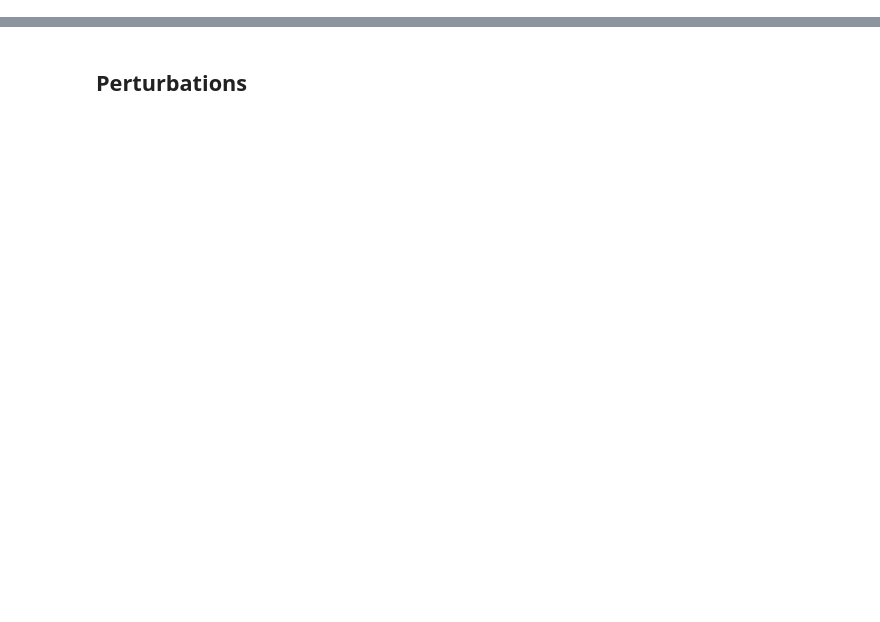
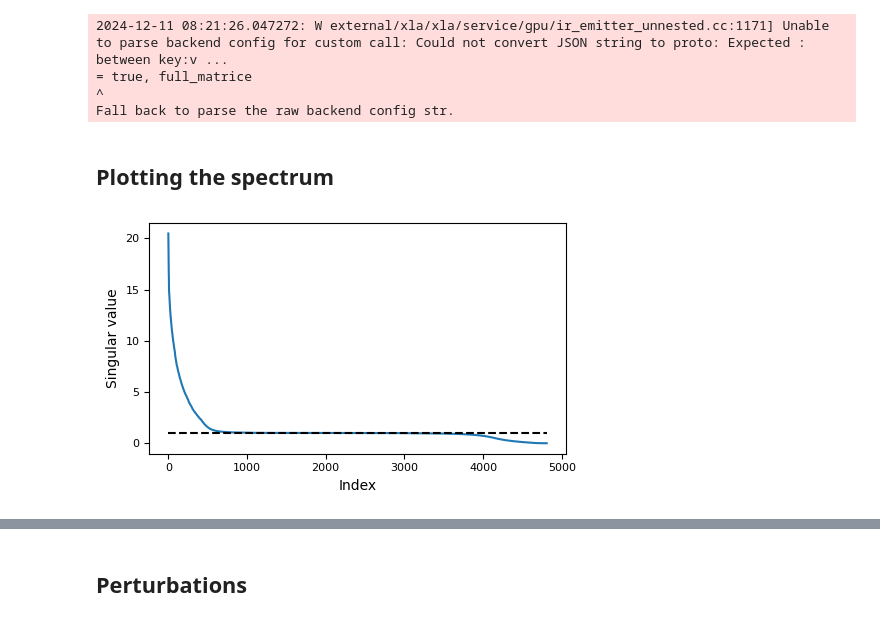
Before and after one commit to EleutherAI/training-jacobian, a Jupyter notebook: experiments.ipynb, the cells around one changed output, grey strips where cells are left out. Drawn from its saved outputs; the diff is of its cells as text; code cells hidden in the pictures; blank space fills up the shorter version.

```diff
--- a/experiments.ipynb
+++ b/experiments.ipynb
@@ -118,7 +118,7 @@ X = X / 16.0  # Normalize
 X_train, X_test, Y_train, Y_test = train_test_split(X, Y, test_size=197, random_state=0)
 spectra = []
 
-d_inner = X.shape[1] // 2
+d_inner = X.shape[1]# // 2
 
 model = MLP(hidden_sizes=(d_inner,), out_features=10)
 
@@ -135,3 +135,39 @@ params_f = unraveler(raveled_f)
 params_0, unravel = ravel_pytree(params_0)
 jac, losses = jac_fn(raveled_0, X_train, Y_train, X_test, Y_test, apply_fn, TrainConfig(opt="sgd"))
 jac_u, jac_s, jac_vh = jnp.linalg.svd(jac)
+# %% [output]
+2024-12-11 08:21:26.047272: W external/xla/xla/service/gpu/ir_emitter_unnested.cc:1171] Unable to parse backend config for custom call: Could not convert JSON string to proto: Expected : between key:v ...
+= true, full_matrice
+^
+Fall back to parse the raw backend config str.
+# %% [markdown]
+## Plotting the spectrum
+# %%
+import matplotlib.pyplot as plt
+
+# Define general parameters for plot suitable for LaTeX paper
+plt.figure(figsize=(5, 3))  # Adjust figure size to be more paper-friendly
+plt.rc('font', size=10)         # Default text size
+plt.rc('axes', titlesize=12)    # Title font size
+plt.rc('axes', labelsize=10)    # X and Y label size
+plt.rc('xtick', labelsize=8)    # X tick label size
+plt.rc('ytick', labelsize=8)    # Y tick label size
+plt.rc('legend', fontsize=10)   # Legend font size
+plt.rc('lines', linewidth=1.5)  # Line width for better visibility in print
+
+# Your plot code
+plt.plot(jac_s)
+plt.hlines(1.0, 0, len(jac_s), linestyles="--", colors="black")
+
+# Set axis labels with appropriate sizes
+plt.xlabel("Index")
+plt.ylabel("Singular value")
+
+# Tight layout to ensure no clipping
+plt.tight_layout()
+
+# Show or save the plot
+plt.savefig('jac spec.pdf', format='pdf')
+plt.show()
+# %% [output]
+[figure, added]
```
Also changed, not shown: parts of 11 cells of this notebook.
